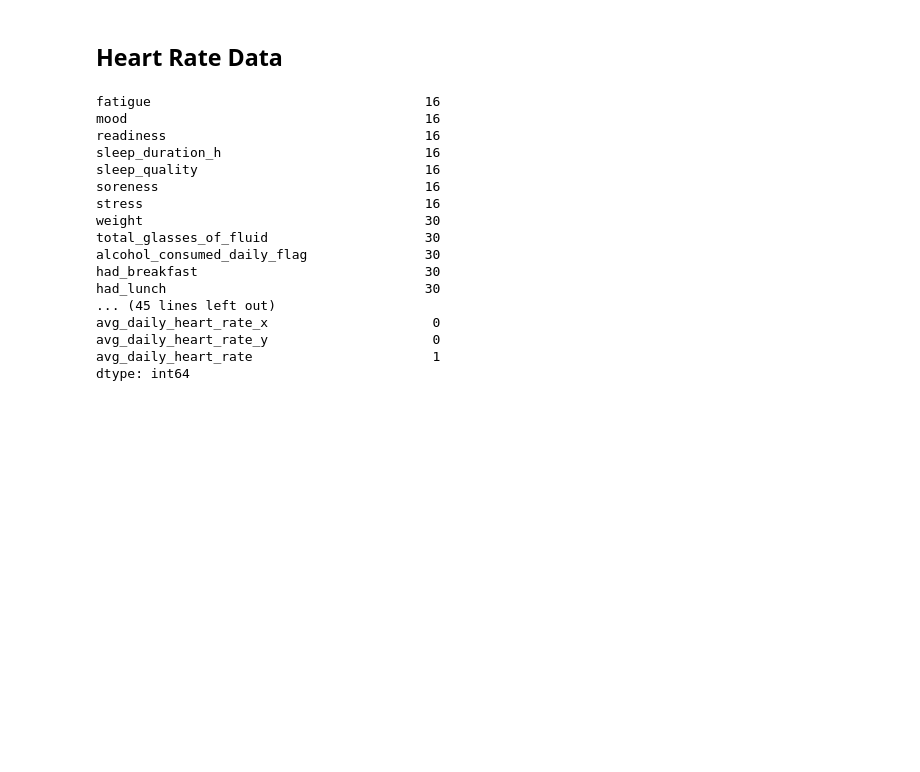
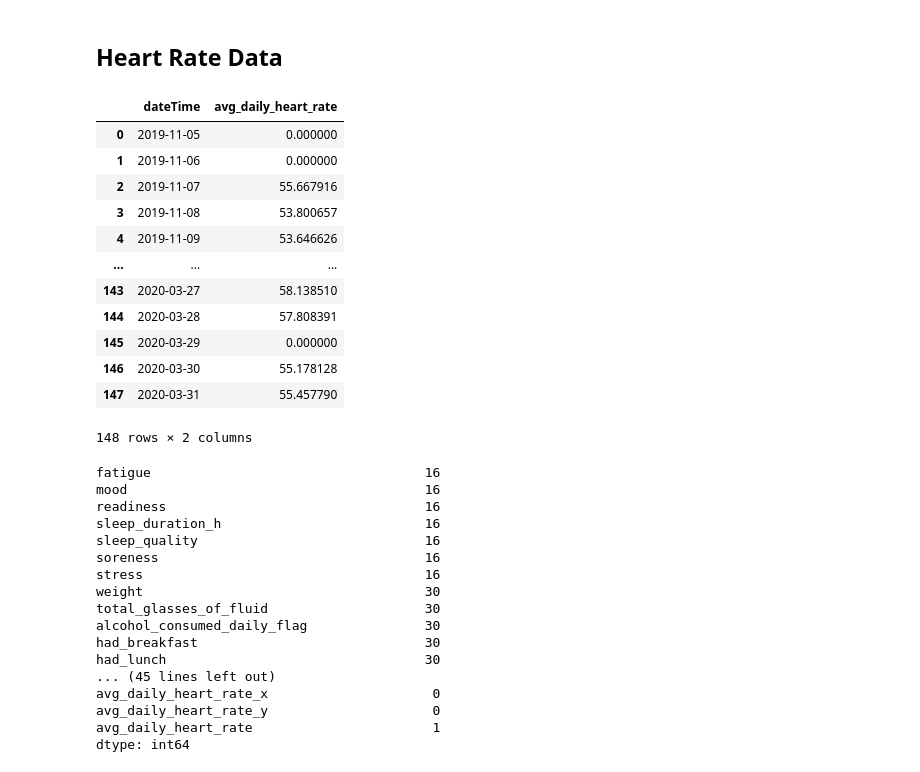
Before and after one commit to ahmedhanifc/DSAI3301---Physiological-Signals-Mental-Health-Assessment, a Jupyter notebook: data_v2.ipynb, the cells around one changed output. Drawn from its saved outputs; the diff is of its cells as text; code cells hidden in the pictures; blank space fills up the shorter version.

```diff
--- a/data_v2.ipynb
+++ b/data_v2.ipynb
@@ -330,6 +385,22 @@ path = "./PMDATA/p07/fitbit/"
 p07_daily_heart_rate_df = preprocess_heart_rate(participant_id,"heart_rate")
 # %%
 resting_heart_rate_df = preprocess_heart_rate(participant_id, "resting_heart_rate",key_name="value")
+# %%
+resting_heart_rate_df
+# %% [output]
+|  | dateTime | avg_daily_heart_rate |
+| 0 | 2019-11-05 | 0.000000 |
+| 1 | 2019-11-06 | 0.000000 |
+| 2 | 2019-11-07 | 55.667916 |
+| 3 | 2019-11-08 | 53.800657 |
+| 4 | 2019-11-09 | 53.646626 |
+| ... | ... | ... |
+| 143 | 2020-03-27 | 58.138510 |
+| 144 | 2020-03-28 | 57.808391 |
+| 145 | 2020-03-29 | 0.000000 |
+| 146 | 2020-03-30 | 55.178128 |
+| 147 | 2020-03-31 | 55.457790 |
+148 rows × 2 columns
 # %%
 hr_zones_df = preprocess_hr_zones(participant_id)
 # %%
```
Also changed, not shown: parts of 6 cells of this notebook, 16 other files.
